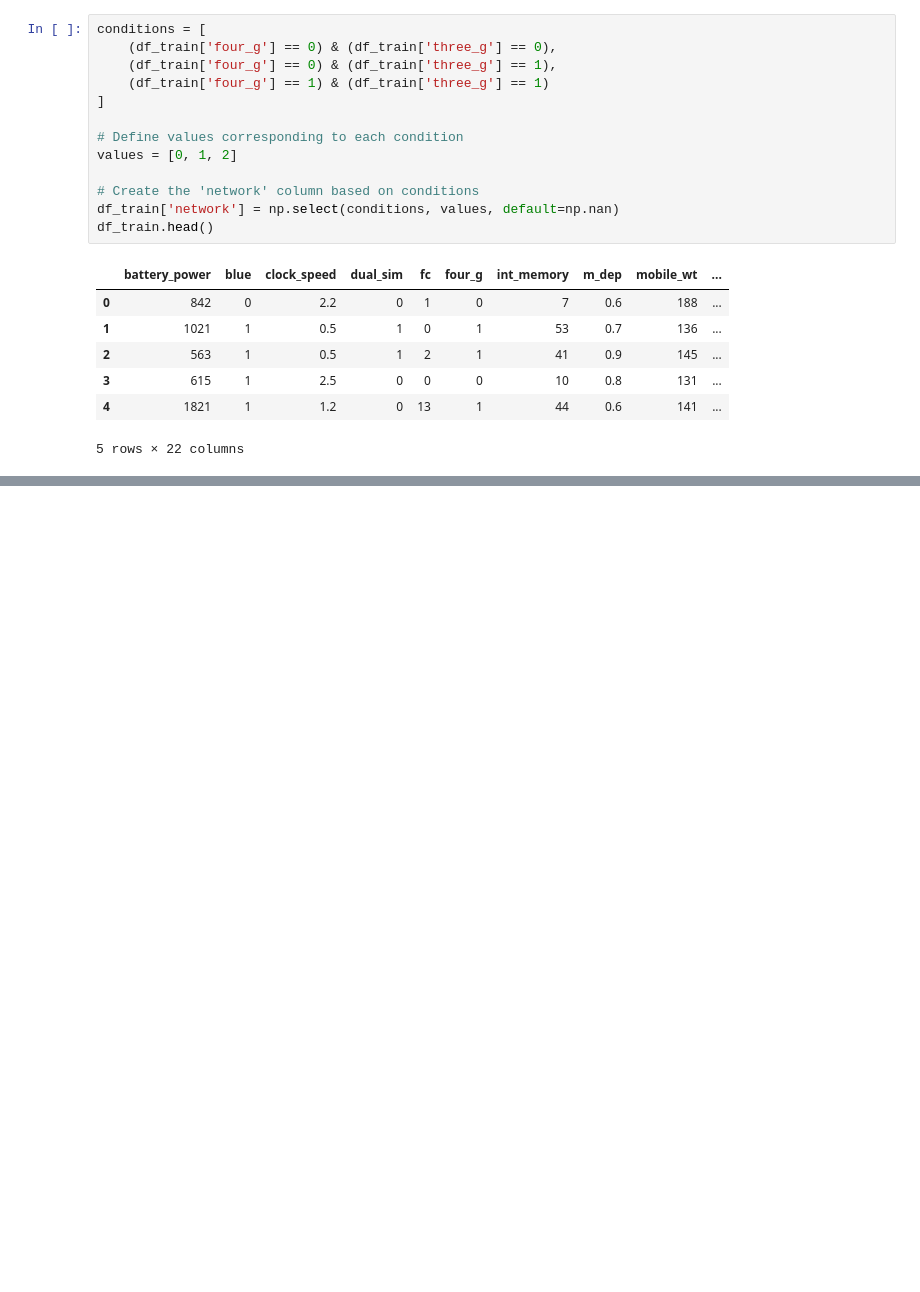
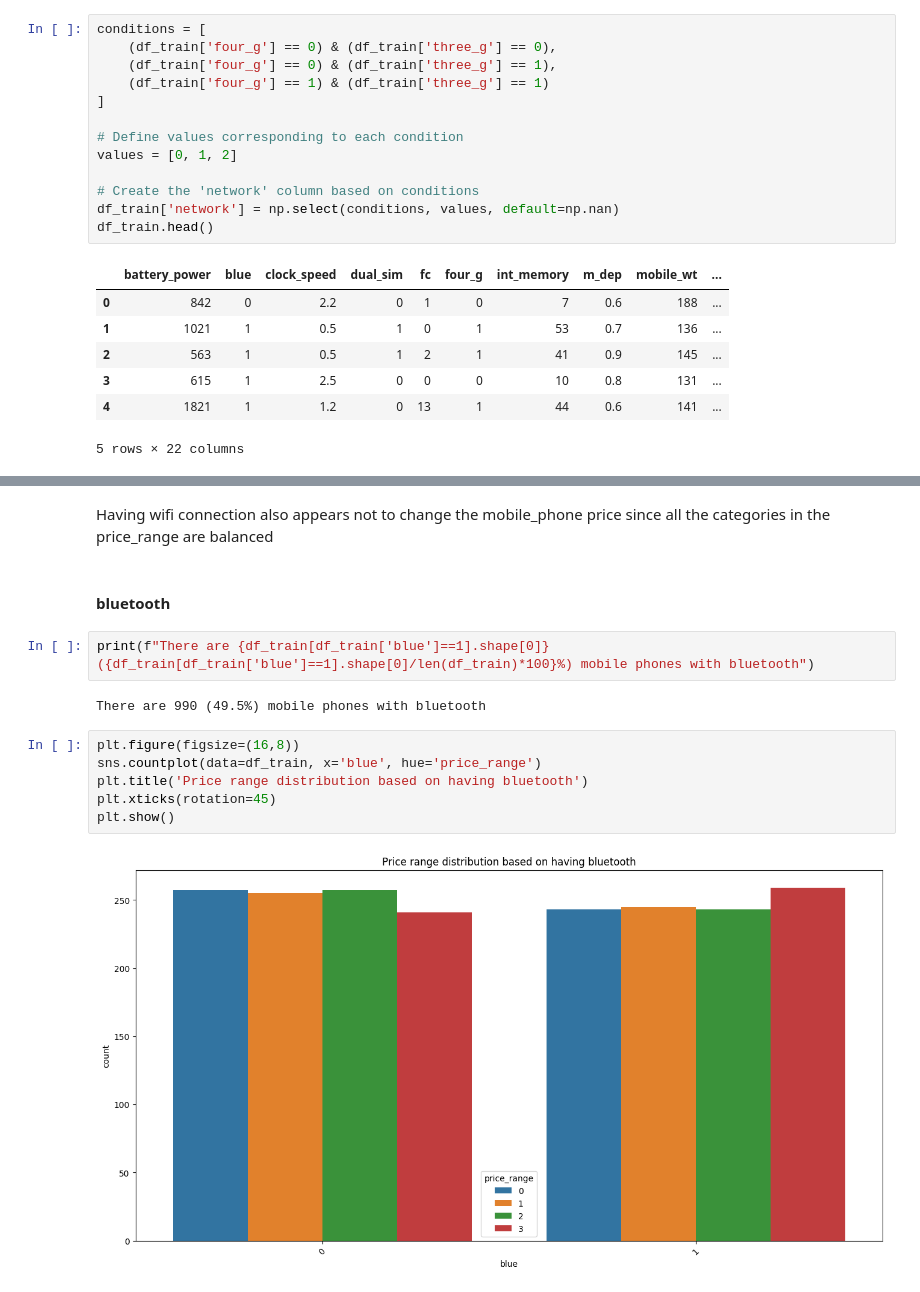
Before and after one commit to emonteiro27/mobile_price_class, a Jupyter notebook: mobile_price_classification.ipynb, the cells around one changed output, grey strips where cells are left out. Saved outputs shown, nothing was run; the diff lists cells and outputs as text; blank space fills up the shorter version.

Commit message:
did countplot of price_range vs bluetooth and added some conclusions

```diff
--- a/mobile_price_classification.ipynb
+++ b/mobile_price_classification.ipynb
@@ -233,0 +220,16 @@ plt.show()
+# %% [markdown]
+Having wifi connection also appears not to change the mobile_phone price since all the categories in the price_range are balanced
+# %% [markdown]
+#### bluetooth
+# %%
+print(f"There are {df_train[df_train['blue']==1].shape[0]} ({df_train[df_train['blue']==1].shape[0]/len(df_train)*100}%) mobile phones with bluetooth")
+# %% [output]
+There are 990 (49.5%) mobile phones with bluetooth
+# %%
+plt.figure(figsize=(16,8))
+sns.countplot(data=df_train, x='blue', hue='price_range')
+plt.title('Price range distribution based on having bluetooth')
+plt.xticks(rotation=45)
+plt.show()
+# %% [output]
+[figure, added]
```
Also changed, not shown: parts of 24 cells of this notebook.
